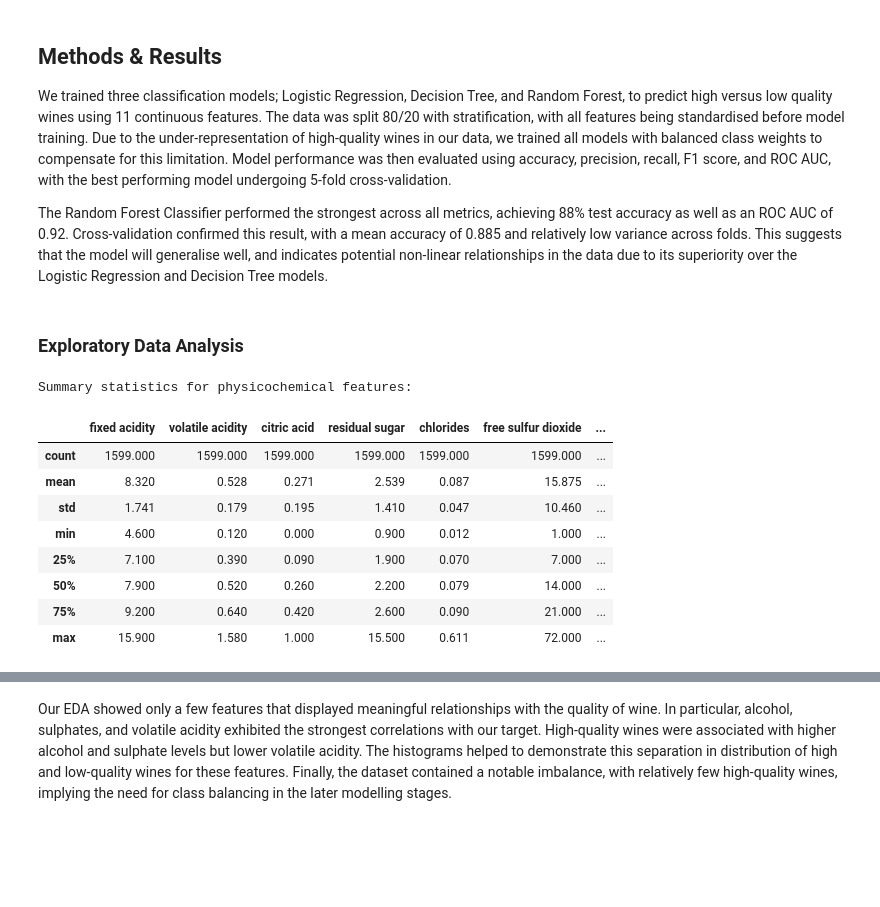
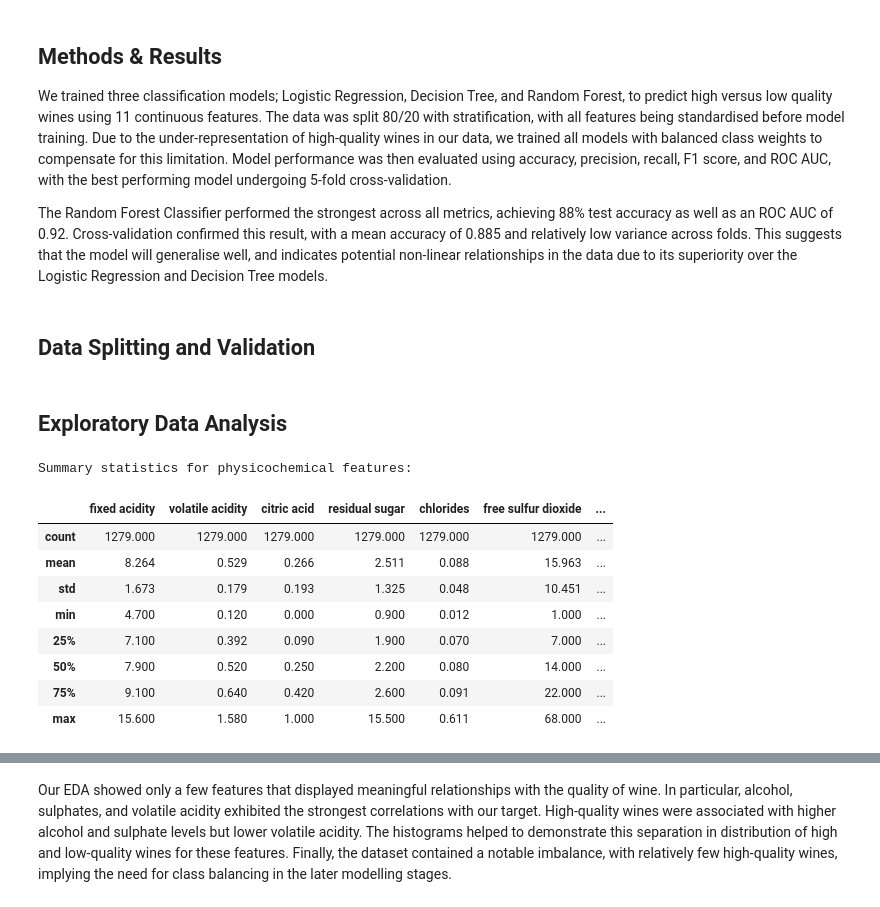
Before and after one commit to karanbayns/Wine-Quality-Classification, a Jupyter notebook: wine-quality.ipynb, the cells around one changed output, grey strips where cells are left out. Drawn from its saved outputs; the diff is of its cells as text; code cells hidden in the pictures; blank space fills up the shorter version.

Commit message:
move data splitting + use train data for EDA

```diff
--- a/wine-quality.ipynb
+++ b/wine-quality.ipynb
@@ -56,35 +57,49 @@ from sklearn.ensemble import RandomForestClassifier
 from sklearn.metrics import (
     accuracy_score, precision_score, recall_score, f1_score,
     confusion_matrix, classification_report, roc_curve, auc, roc_auc_score)
-# %% [markdown]
-### Exploratory Data Analysis
-# %%
-df = pd.read_csv("data/winequality-red.csv", sep=';')
-
-# Create binary target variable for quality>=7 and quality<7
-df['quality_binary'] = (df['quality'] >= 7)
-
-# Separate features and target
-feature_columns = ['fixed acidity', 'volatile acidity', 'citric acid', 'residual sugar',
-                   'chlorides', 'free sulfur dioxide', 'total sulfur dioxide', 'density',
-                   'pH', 'sulphates', 'alcohol']
-
-X = df[feature_columns]
-y = df['quality_binary']
-
-# Summary statistics of all features
-print("Summary statistics for physicochemical features:")
-df[feature_columns].describe().round(3)
-# %% [output]
-Summary statistics for physicochemical features:
-|  | fixed acidity | volatile acidity | citric acid | residual sugar | chlorides | free sulfur dioxide | ... |
-| count | 1599.000 | 1599.000 | 1599.000 | 1599.000 | 1599.000 | 1599.000 | ... |
-| mean | 8.320 | 0.528 | 0.271 | 2.539 | 0.087 | 15.875 | ... |
-| std | 1.741 | 0.179 | 0.195 | 1.410 | 0.047 | 10.460 | ... |
-| min | 4.600 | 0.120 | 0.000 | 0.900 | 0.012 | 1.000 | ... |
-| 25% | 7.100 | 0.390 | 0.090 | 1.900 | 0.070 | 7.000 | ... |
-| 50% | 7.900 | 0.520 | 0.260 | 2.200 | 0.079 | 14.000 | ... |
-| 75% | 9.200 | 0.640 | 0.420 | 2.600 | 0.090 | 21.000 | ... |
-| max | 15.900 | 1.580 | 1.000 | 15.500 | 0.611 | 72.000 | ... |
+# %% [markdown]
+## Data Splitting and Validation
+# %%
+df = pd.read_csv("data/winequality-red.csv", sep=';')
+
+# Create binary target variable for quality>=7 and quality<7
+df['quality_binary'] = (df['quality'] >= 7)
+
+# Separate features and target
+feature_columns = ['fixed acidity', 'volatile acidity', 'citric acid', 'residual sugar',
+                   'chlorides', 'free sulfur dioxide', 'total sulfur dioxide', 'density',
+                   'pH', 'sulphates', 'alcohol']
+
+X = df[feature_columns]
+y = df['quality_binary']
+
+# Split into train and test
+train_df, test_df = train_test_split(
+    df, test_size = 0.2, random_state = 2025, stratify = df['quality_binary']
+)
+
+# Split into X and y
+X_train = train_df[feature_columns]
+y_train = train_df['quality_binary']
+
+X_test = test_df[feature_columns]
+y_test = test_df['quality_binary']
+# %% [markdown]
+## Exploratory Data Analysis
+# %%
+# Summary statistics of all features
+print("Summary statistics for physicochemical features:")
+train_df[feature_columns].describe().round(3)
+# %% [output]
+Summary statistics for physicochemical features:
+|  | fixed acidity | volatile acidity | citric acid | residual sugar | chlorides | free sulfur dioxide | ... |
+| count | 1279.000 | 1279.000 | 1279.000 | 1279.000 | 1279.000 | 1279.000 | ... |
+| mean | 8.264 | 0.529 | 0.266 | 2.511 | 0.088 | 15.963 | ... |
+| std | 1.673 | 0.179 | 0.193 | 1.325 | 0.048 | 10.451 | ... |
+| min | 4.700 | 0.120 | 0.000 | 0.900 | 0.012 | 1.000 | ... |
+| 25% | 7.100 | 0.392 | 0.090 | 1.900 | 0.070 | 7.000 | ... |
+| 50% | 7.900 | 0.520 | 0.250 | 2.200 | 0.080 | 14.000 | ... |
+| 75% | 9.100 | 0.640 | 0.420 | 2.600 | 0.091 | 22.000 | ... |
+| max | 15.600 | 1.580 | 1.000 | 15.500 | 0.611 | 68.000 | ... |
 # %%
 # Create correlation data frame in long format
```
Also changed, not shown: parts of 5 cells of this notebook.
